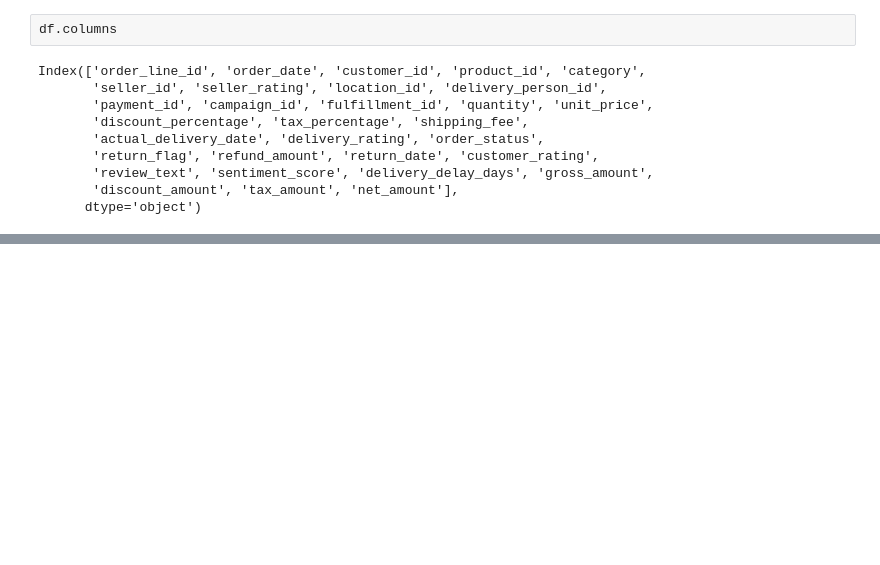
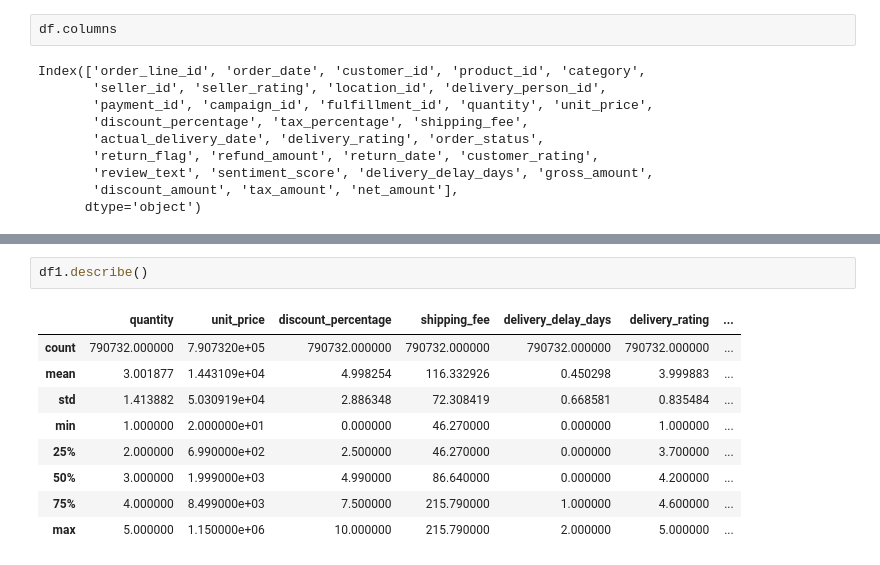
Before and after one commit to BhupathiTharun/Supply-chain-data-warehouse, a Jupyter notebook: python/orders_table_cleaning.ipynb, the cells around one changed output, grey strips where cells are left out. Drawn from its saved outputs; the diff is of its cells as text; blank space fills up the shorter version.

```diff
--- a/python/orders_table_cleaning.ipynb
+++ b/python/orders_table_cleaning.ipynb
@@ -448,0 +487,12 @@ corr
+# %%
+df1.describe()
+# %% [output]
+|  | quantity | unit_price | discount_percentage | shipping_fee | delivery_delay_days | delivery_rating | ... |
+| count | 790732.000000 | 7.907320e+05 | 790732.000000 | 790732.000000 | 790732.000000 | 790732.000000 | ... |
+| mean | 3.001877 | 1.443109e+04 | 4.998254 | 116.332926 | 0.450298 | 3.999883 | ... |
+| std | 1.413882 | 5.030919e+04 | 2.886348 | 72.308419 | 0.668581 | 0.835484 | ... |
+| min | 1.000000 | 2.000000e+01 | 0.000000 | 46.270000 | 0.000000 | 1.000000 | ... |
+| 25% | 2.000000 | 6.990000e+02 | 2.500000 | 46.270000 | 0.000000 | 3.700000 | ... |
+| 50% | 3.000000 | 1.999000e+03 | 4.990000 | 86.640000 | 0.000000 | 4.200000 | ... |
+| 75% | 4.000000 | 8.499000e+03 | 7.500000 | 215.790000 | 1.000000 | 4.600000 | ... |
+| max | 5.000000 | 1.150000e+06 | 10.000000 | 215.790000 | 2.000000 | 5.000000 | ... |
```
Also changed, not shown: parts of 7 cells of this notebook.
